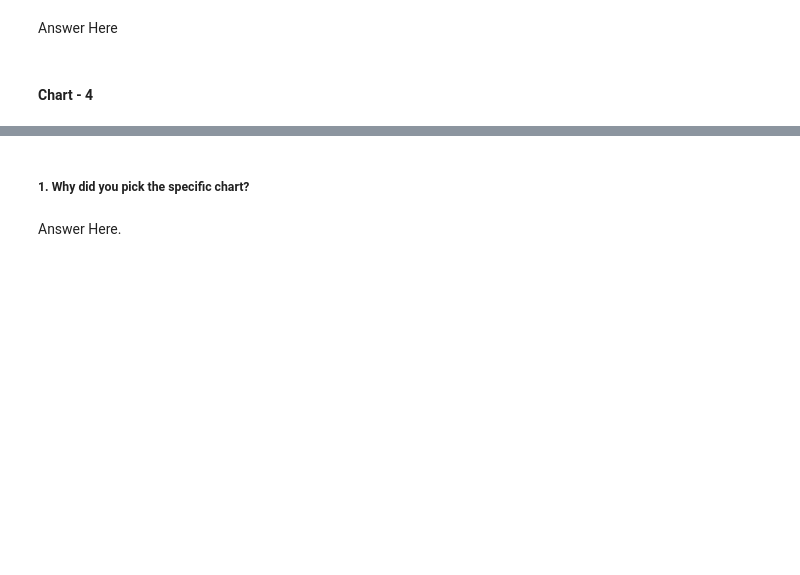
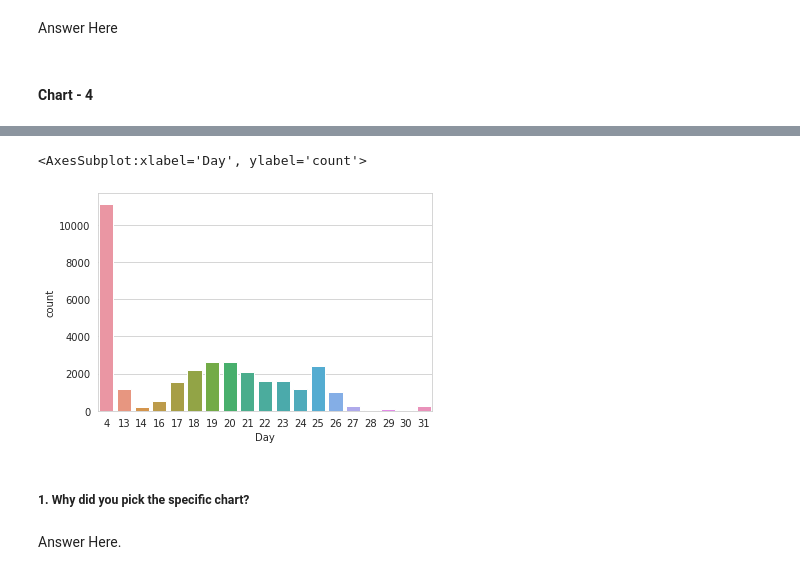
Before and after one commit to Jeetesh-KumarM/CAPSTONE-PROJECT-3-CLASSIFICATION, a Jupyter notebook: Coronavirus_Tweet_Sentiment_Analysis.ipynb, the cells around one changed output, grey strips where cells are left out. Cells and saved outputs as stored; diff of their text form; code cells hidden in the pictures; blank space fills up the shorter version.

```diff
--- a/Coronavirus_Tweet_Sentiment_Analysis.ipynb
+++ b/Coronavirus_Tweet_Sentiment_Analysis.ipynb
@@ -338,5 +356,9 @@ Answer Here
 # %%
 # Chart - 4 visualization code
+sns.countplot(x='Day',data=df1)
+# %% [output]
+<AxesSubplot:xlabel='Day', ylabel='count'>
+[figure, added]
 # %% [markdown]
 ##### 1. Why did you pick the specific chart?
 # %% [markdown]
```
Also changed, not shown: parts of 9 cells of this notebook.
